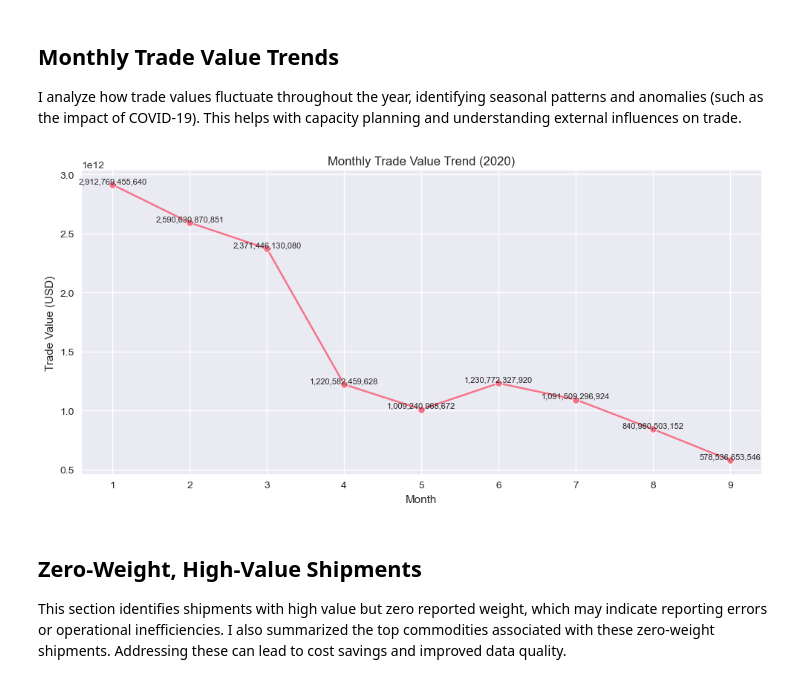
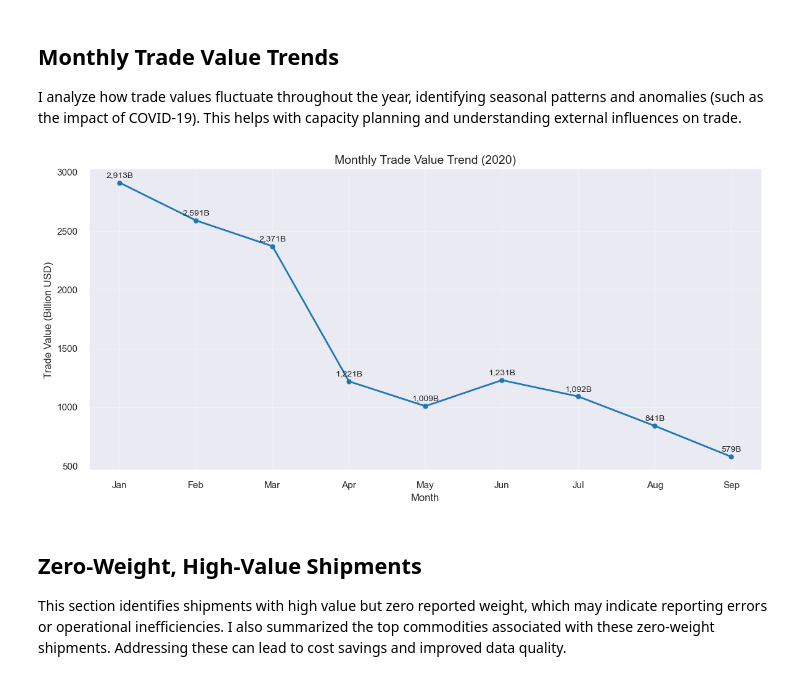
Before and after one commit to Debv122/transborder-freight-analysis, a Jupyter notebook: Analysis of questions/Tradeflow.ipynb, the cells around one changed output. Cells and saved outputs as stored; diff of their text form; code cells hidden in the pictures.

```diff
--- a/Analysis of questions/Tradeflow.ipynb
+++ b/Analysis of questions/Tradeflow.ipynb
@@ -370,21 +394,29 @@ if 'month' in data.columns:
 I analyze how trade values fluctuate throughout the year, identifying seasonal patterns and anomalies (such as the impact of COVID-19).
 This helps with capacity planning and understanding external influences on trade.
 # %%
+import matplotlib.pyplot as plt
+import seaborn as sns
+
+sns.set(style='darkgrid')
 
 if 'month' in data.columns:
-    monthly_summary = data.groupby('month')[value_col].sum()
-    plt.figure(figsize=(10,5))
-    sns.lineplot(x=monthly_summary.index, y=monthly_summary.values, marker='o')
-    plt.title('Monthly Trade Value Trend (2020)')
-    plt.xlabel('Month')
-    plt.ylabel('Trade Value (USD)')
-    # Add data labels
+    monthly_summary = data.groupby('month')[value_col].sum() / 1e9  # Convert to billions
+    month_names = ['Jan', 'Feb', 'Mar', 'Apr', 'May', 'Jun', 'Jul', 'Aug', 'Sep', 'Oct', 'Nov', 'Dec']
+
+    plt.figure(figsize=(12, 6))
+    plt.plot(monthly_summary.index, monthly_summary.values, marker='o', linewidth=2, color='tab:blue')
+    plt.title('Monthly Trade Value Trend (2020)', fontsize=14)
+    plt.xlabel('Month', fontsize=12)
+    plt.ylabel('Trade Value (Billion USD)', fontsize=12)
+    plt.xticks(ticks=monthly_summary.index, labels=[month_names[m-1] for m in monthly_summary.index])
+    plt.grid(True, alpha=0.3)
+    # Add data labels above each point
     for x, y in zip(monthly_summary.index, monthly_summary.values):
-        plt.text(x, y, f'{y:,.0f}', ha='center', va='bottom', fontsize=8)
+        plt.text(x, y + max(monthly_summary.values)*0.01, f'{y:,.0f}B', ha='center', va='bottom', fontsize=10)
     plt.tight_layout()
     plt.show()
 # %% [output]
-[figure, old version]
+[figure, new version]
 # %% [markdown]
 ## Zero-Weight, High-Value Shipments
 
```
Also changed, not shown: parts of 4 cells of this notebook, 1 other file.
